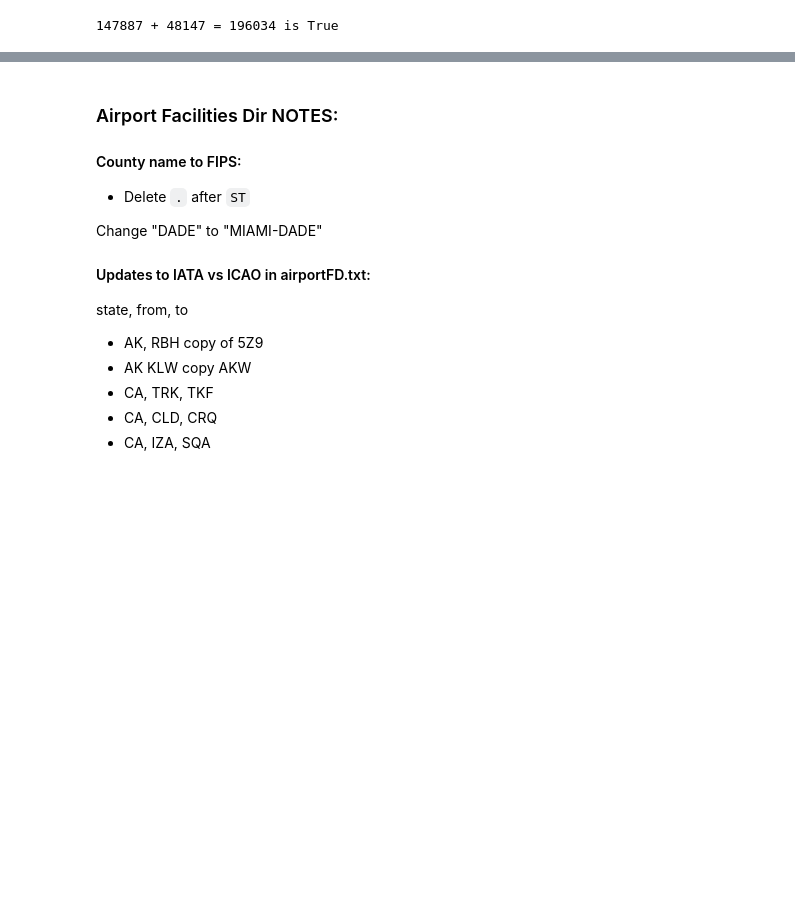
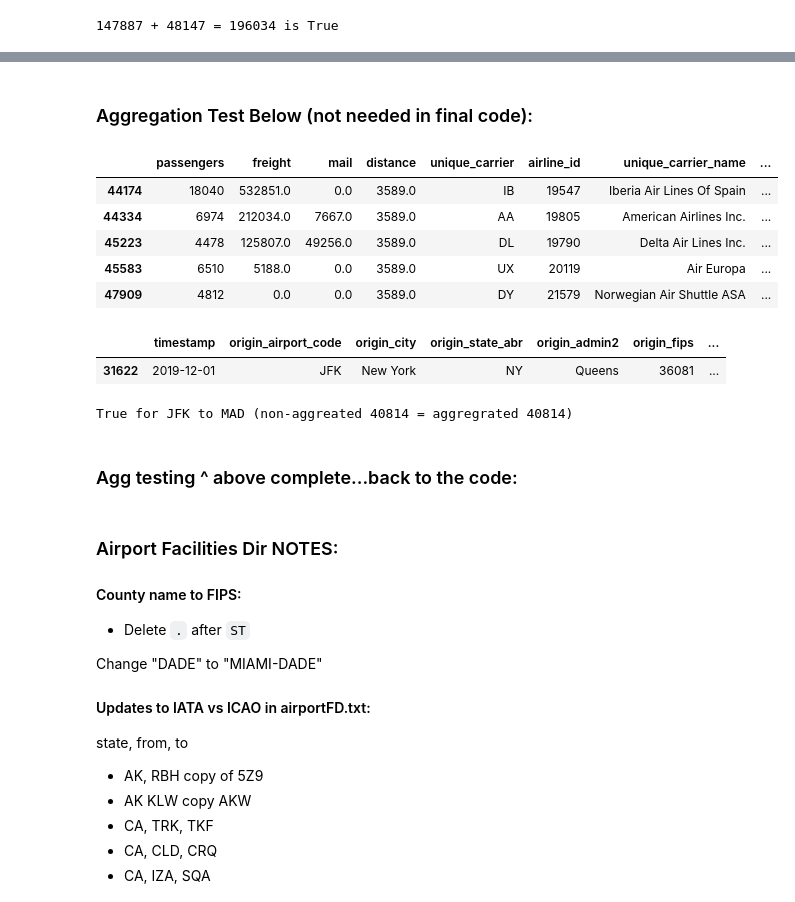
Before and after one commit to jataware/ASKE-weather, a Jupyter notebook: county_air_travel/air_travel_final.ipynb, the cells around one changed output, grey strips where cells are left out. Drawn from its saved outputs; the diff is of its cells as text; code cells hidden in the pictures; blank space fills up the shorter version.

Commit message:
added aggregation

```diff
--- a/county_air_travel/air_travel_final.ipynb
+++ b/county_air_travel/air_travel_final.ipynb
@@ -444,2 +446,48 @@ print(f'{a} + {b} = {c} is {c == (a+b)}')
+# %%
+cols = list(df_final.columns)
+cols.remove("passengers")
+# %%
+df_agg = df_final.groupby(cols, as_index=False)[['passengers']].sum()
+# %% [markdown]
+### Aggregation Test Below (not needed in final code):
+# %%
+# Fill these out
+orig = "JFK"
+dest = "MAD"
+mon = 12
+typ = "inter" #  "inter" or "dom"...Different dfs to test domestic or international...pick one
+# %%
+if typ == "dom":
+    #Domestic
+    no_agg = dft[(dft["origin_airport_code"]==orig) & (dft["dest_airport_code"]==dest) & (dft["month"]==mon)]
+    agg = df_agg[(df_agg["origin_airport_code"]==orig) & (df_agg["dest_airport_code"]==dest) & (df_agg["month"]==mon)]
+
+else:
+    #INTER
+    no_agg = df[(df["origin_airport_code"]==orig) & (df["dest_airport_code"]==dest) & (df["month"]==mon)]
+    agg = df_agg[(df_agg["origin_airport_code"]==orig) & (df_agg["dest_airport_code"]==dest) & (df_agg["month"]==mon)]
+# %%
+no_agg
+# %% [output]
+|  | passengers | freight | mail | distance | unique_carrier | airline_id | unique_carrier_name | ... |
+| 44174 | 18040 | 532851.0 | 0.0 | 3589.0 | IB | 19547 | Iberia Air Lines Of Spain | ... |
+| 44334 | 6974 | 212034.0 | 7667.0 | 3589.0 | AA | 19805 | American Airlines Inc. | ... |
+| 45223 | 4478 | 125807.0 | 49256.0 | 3589.0 | DL | 19790 | Delta Air Lines Inc. | ... |
+| 45583 | 6510 | 5188.0 | 0.0 | 3589.0 | UX | 20119 | Air Europa | ... |
+| 47909 | 4812 | 0.0 | 0.0 | 3589.0 | DY | 21579 | Norwegian Air Shuttle ASA | ... |
+# %%
+agg
+# %% [output]
+|  | timestamp | origin_airport_code | origin_city | origin_state_abr | origin_admin2 | origin_fips | ... |
+| 31622 | 2019-12-01 | JFK | New York | NY | Queens | 36081 | ... |
+# %%
+no = no_agg['passengers'].sum()
+yes = agg["passengers"]
+
+print(f'{(yes==no).iloc[0]} for {orig} to {dest} (non-aggreated {no} = aggregrated {yes.iloc[0]})')
+# %% [output]
+True for JFK to MAD (non-aggreated 40814 = aggregrated 40814)
+# %% [markdown]
+### Agg testing ^ above complete...back to the code:
 # %%
 # Final cleanup
```
Also changed, not shown: parts of 4 cells of this notebook.
